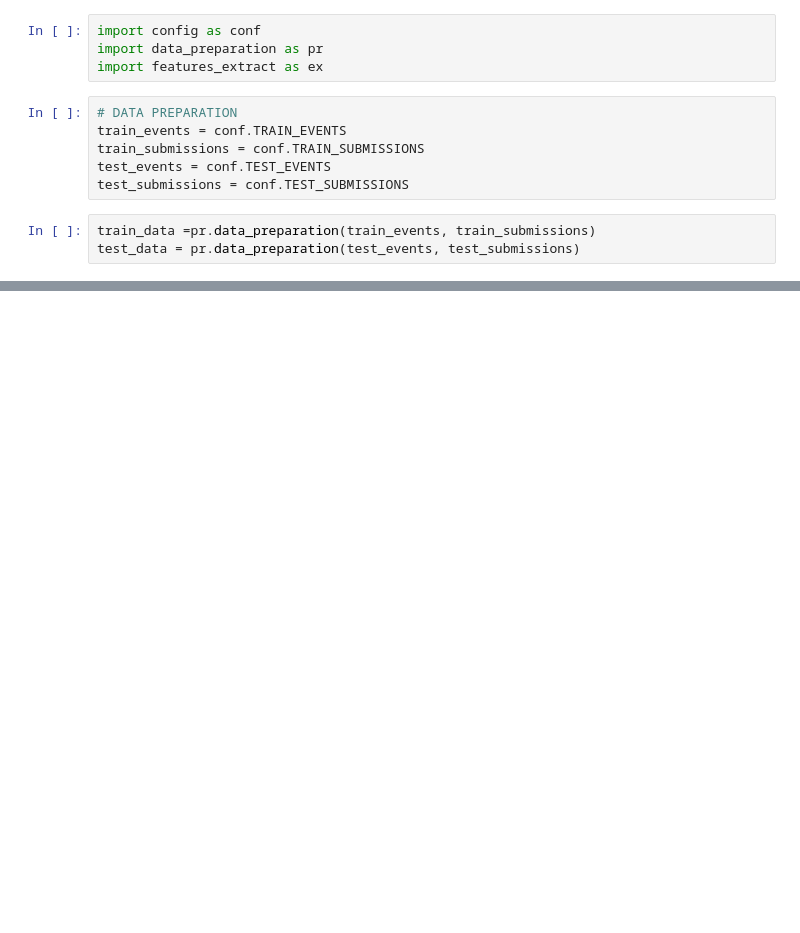
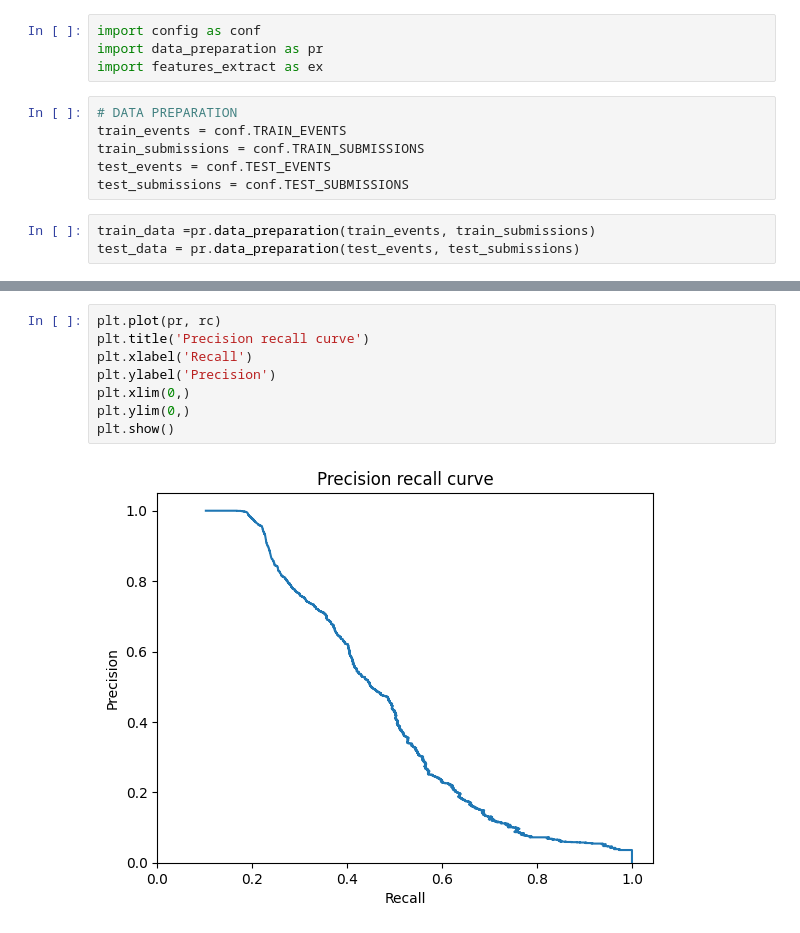
Before and after one commit to betelgeus/study, a Jupyter notebook: statistics/DS_and_ML_intro_Stepic_4852/Stepik_ML_contest/Model_TensorFlow.ipynb, the cells around one changed output, grey strips where cells are left out. Cells and saved outputs as stored; diff of their text form; blank space fills up the shorter version.

```diff
--- a/statistics/DS_and_ML_intro_Stepic_4852/Stepik_ML_contest/Model_TensorFlow.ipynb
+++ b/statistics/DS_and_ML_intro_Stepic_4852/Stepik_ML_contest/Model_TensorFlow.ipynb
@@ -31,0 +109,10 @@ array([[-1.72423514, -0.50183933, -0.63006947, ..., -0.5115427 ,
+# %%
+plt.plot(pr, rc)
+plt.title('Precision recall curve')
+plt.xlabel('Recall')
+plt.ylabel('Precision')
+plt.xlim(0,)
+plt.ylim(0,)
+plt.show()
+# %% [output]
+[figure, added]
```
Also changed, not shown: parts of 20 cells of this notebook, 4 other files.
